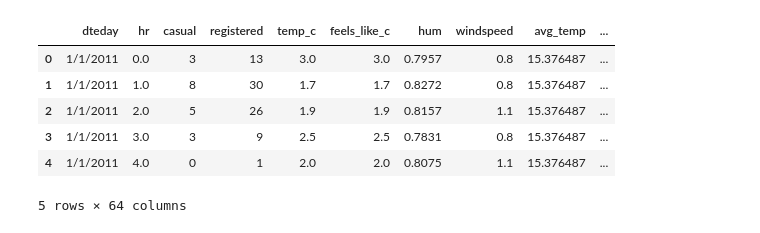
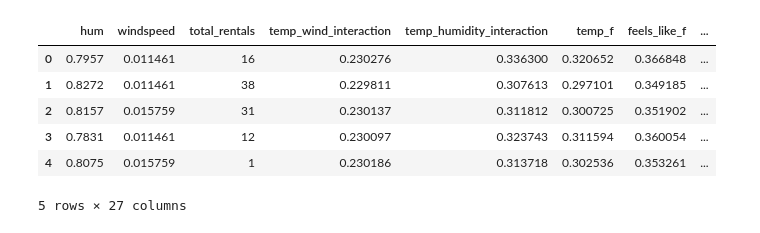
Before and after one commit to MosesIbe23/CSE450_Machine_Learning, a Jupyter notebook: notebooks/starter_bikes.ipynb, the cells around one changed output. Drawn from its saved outputs; the diff is of its cells as text; code cells hidden in the pictures.

```diff
--- a/notebooks/starter_bikes.ipynb
+++ b/notebooks/starter_bikes.ipynb
@@ -18,29 +42,36 @@ bikes.head()
 # %%
 from sklearn.preprocessing import MinMaxScaler
 
+bikes['total_rentals'] = bikes['casual'] + bikes['registered']
+bikes['temp_wind_interaction'] = bikes['temp_c'] * bikes['windspeed']  # interaction between temp and windspeed
+bikes['temp_humidity_interaction'] = bikes['temp_c'] * bikes['hum']  # interaction between temp and humidity
+
 bikes['temp_f'] = bikes['temp_c'] * (9/5) + 32
+bikes['feels_like_f'] = bikes['feels_like_c'] * (9/5) + 32
+
 bikes['day_of_week'] = pd.to_datetime(bikes['dteday']).dt.dayofweek
 bikes['hour'] = bikes['hr']
 
+bikes.drop(columns=['dteday', 'temp_c', 'feels_like_c', 'hr', 'casual', 'registered'], inplace=True)
+
+#bikes.head()
+
+#Scale numerical features
+
+scaler = MinMaxScaler()
+numeric_features = ['hour', 'temp_f', 'feels_like_f', 'windspeed', 'temp_wind_interaction', 'temp_humidity_interaction']
+bikes[numeric_features] = scaler.fit_transform(bikes[numeric_features])
+
+# One-hot encode categorical features
+categorical_features = ['season', 'weathersit', 'day_of_week', 'holiday', 'workingday']
+bikes = pd.get_dummies(bikes, columns=categorical_features)
+
 bikes.head()
-
-# Scale numerical features
-# scaler = MinMaxScaler()
-# numeric_features = ['avg_temp', 'temp_deviation', 'feels_like_c_avg', 'feels_like_c_deviation',
-#                     'casual_avg', 'casual_deviation', 'registered_avg', 'registered_deviation',
-#                     'windspeed_avg', 'windspeed_deviation']
-# bikes[numeric_features] = scaler.fit_transform(bikes[numeric_features])
-
-# # One-hot encode categorical features
-# categorical_features = ['season', 'weathersit', 'day_of_week', 'hour']
-# bikes = pd.get_dummies(bikes, columns=categorical_features)
-
-# bikes.head()
 # %% [output]
-|  | dteday | hr | casual | registered | temp_c | feels_like_c | hum | windspeed | avg_temp | ... |
-| 0 | 1/1/2011 | 0.0 | 3 | 13 | 3.0 | 3.0 | 0.7957 | 0.8 | 15.376487 | ... |
-| 1 | 1/1/2011 | 1.0 | 8 | 30 | 1.7 | 1.7 | 0.8272 | 0.8 | 15.376487 | ... |
-| 2 | 1/1/2011 | 2.0 | 5 | 26 | 1.9 | 1.9 | 0.8157 | 1.1 | 15.376487 | ... |
-| 3 | 1/1/2011 | 3.0 | 3 | 9 | 2.5 | 2.5 | 0.7831 | 0.8 | 15.376487 | ... |
-| 4 | 1/1/2011 | 4.0 | 0 | 1 | 2.0 | 2.0 | 0.8075 | 1.1 | 15.376487 | ... |
+|  | hum | windspeed | total_rentals | temp_wind_interaction | temp_humidity_interaction | temp_f | feels_like_f | ... |
+| 0 | 0.7957 | 0.011461 | 16 | 0.230276 | 0.336300 | 0.320652 | 0.366848 | ... |
+| 1 | 0.8272 | 0.011461 | 38 | 0.229811 | 0.307613 | 0.297101 | 0.349185 | ... |
+| 2 | 0.8157 | 0.015759 | 31 | 0.230137 | 0.311812 | 0.300725 | 0.351902 | ... |
+| 3 | 0.7831 | 0.011461 | 12 | 0.230097 | 0.323743 | 0.311594 | 0.360054 | ... |
+| 4 | 0.8075 | 0.015759 | 1 | 0.230186 | 0.313718 | 0.302536 | 0.353261 | ... |
-5 rows × 64 columns
+5 rows × 27 columns
```
Also changed, not shown: parts of 5 cells of this notebook.
